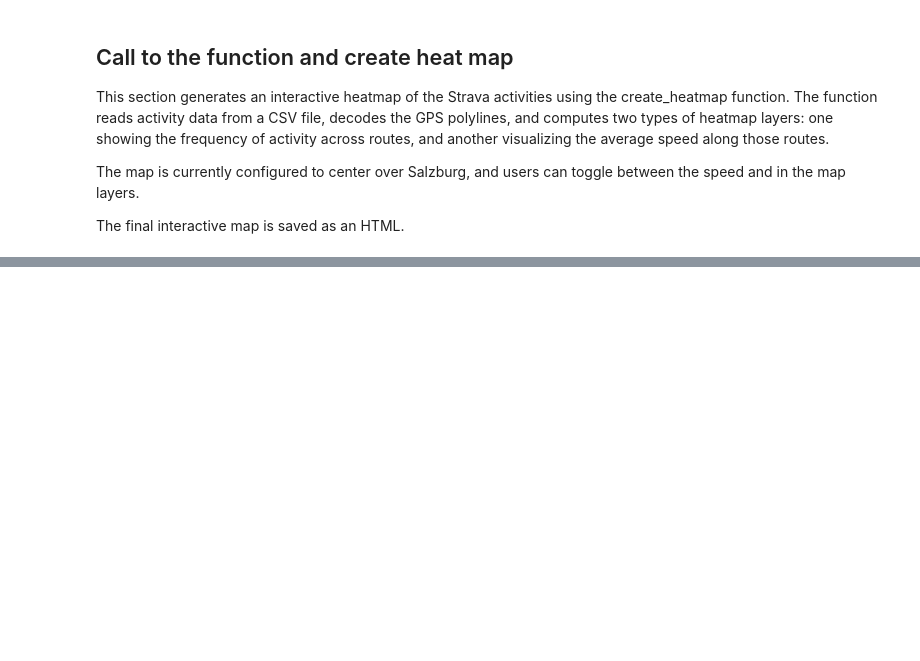
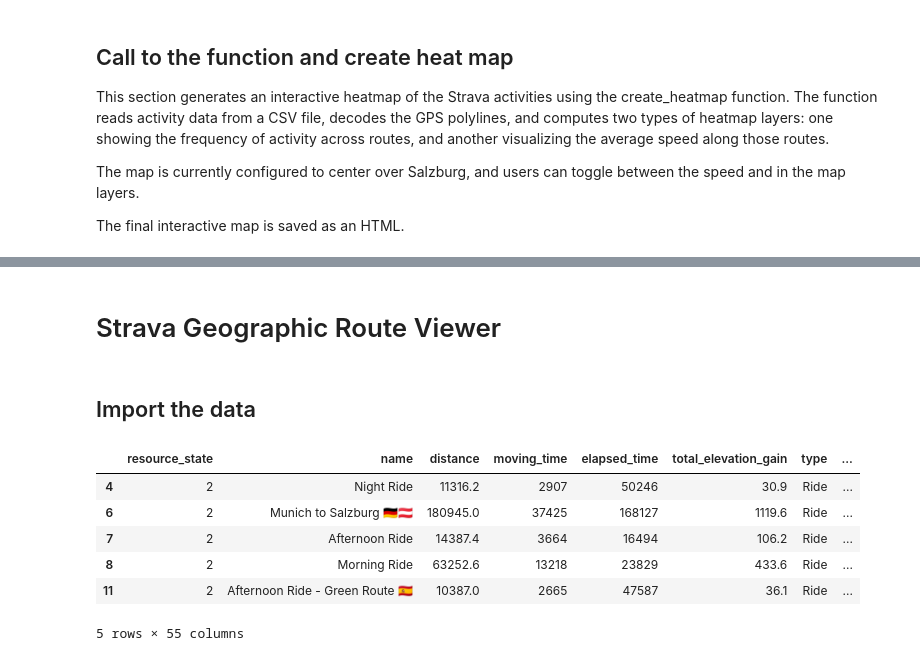
Before and after one commit to nicolevasos/Strava-Dashboard, a Jupyter notebook: union/union.ipynb, the cells around one changed output, grey strips where cells are left out. Saved outputs shown, nothing was run; the diff lists cells and outputs as text; code cells hidden in the pictures; blank space fills up the shorter version.

```diff
--- a/union/union.ipynb
+++ b/union/union.ipynb
@@ -163,0 +284,2 @@ create_heatmap(CSV_FILE, POLYLINE_COLUMN, SPEED_COLUMN, SALZBURG_CENTER, ZOOM_LE
+# %% [markdown]
+# Strava Geographic Route Viewer
@@ -163,0 +293,17 @@ create_heatmap(CSV_FILE, POLYLINE_COLUMN, SPEED_COLUMN, SALZBURG_CENTER, ZOOM_LE
+# %% [markdown]
+## Import the data
+# %%
+# import and visualize the data
+df =pd.read_csv( "data/nicole_strava.csv")
+
+# Filter data by Rides
+df_rides = df[df.sport_type == 'Ride']
+df_rides.head()
+# %% [output]
+|  | resource_state | name | distance | moving_time | elapsed_time | total_elevation_gain | type | ... |
+| 4 | 2 | Night Ride | 11316.2 | 2907 | 50246 | 30.9 | Ride | ... |
+| 6 | 2 | Munich to Salzburg 🇩🇪🇦🇹 | 180945.0 | 37425 | 168127 | 1119.6 | Ride | ... |
+| 7 | 2 | Afternoon Ride | 14387.4 | 3664 | 16494 | 106.2 | Ride | ... |
+| 8 | 2 | Morning Ride | 63252.6 | 13218 | 23829 | 433.6 | Ride | ... |
+| 11 | 2 | Afternoon Ride - Green Route 🇪🇸 | 10387.0 | 2665 | 47587 | 36.1 | Ride | ... |
+5 rows × 55 columns
```
Also changed, not shown: parts of 20 cells of this notebook, 26 other files.
